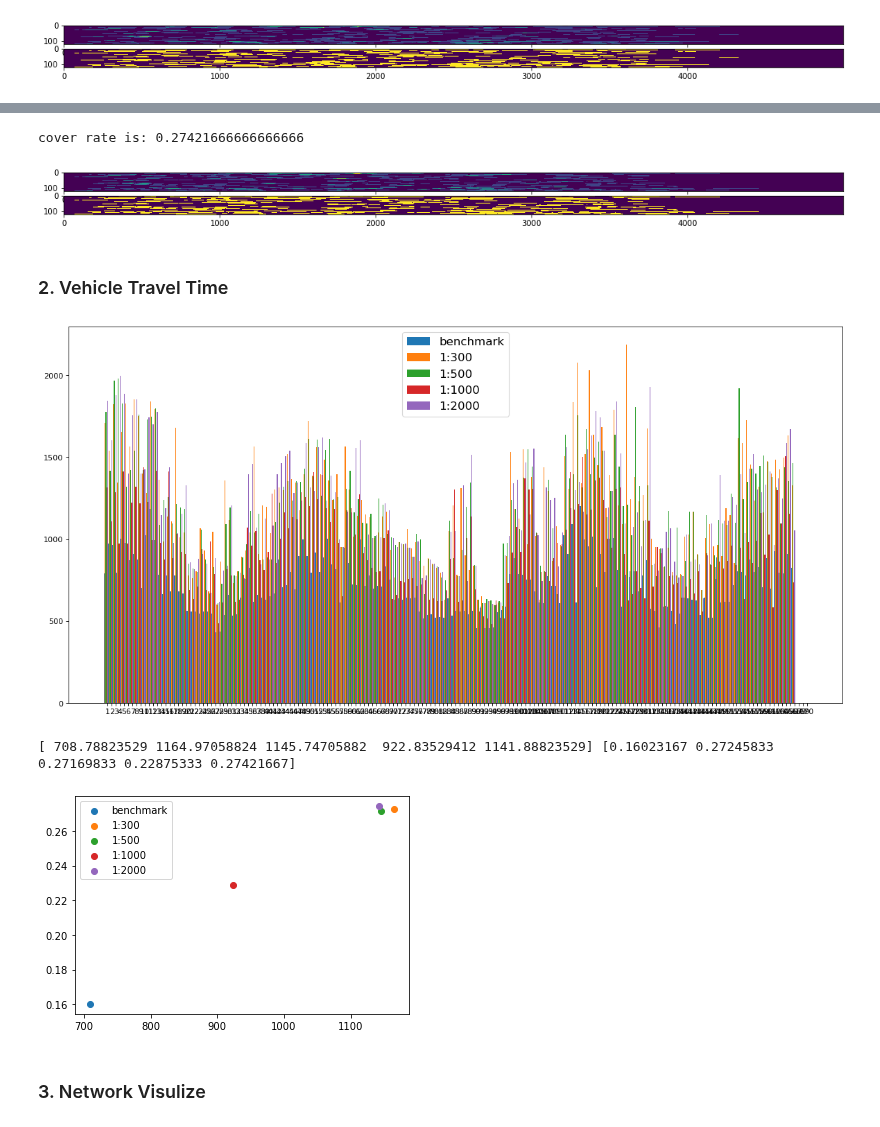
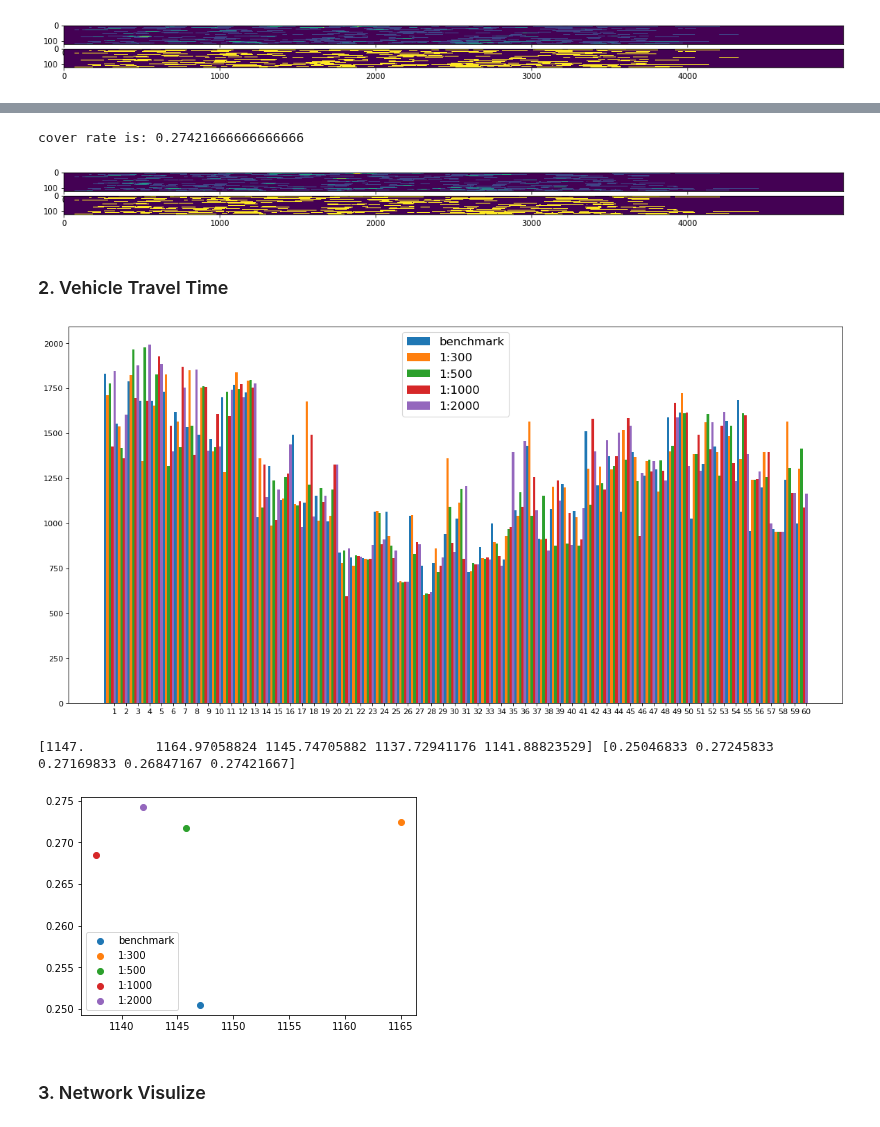
Before and after one commit to Dylan-Wyl10/RoboSense, a Jupyter notebook: analysis/dataAnalysis.ipynb, the cells around one changed output, grey strips where cells are left out. Cells and saved outputs as stored; diff of their text form; code cells hidden in the pictures.

```diff
--- a/analysis/dataAnalysis.ipynb
+++ b/analysis/dataAnalysis.ipynb
@@ -5,7 +5,8 @@ import numpy as np
 import matplotlib.pyplot as plt
 # %%
  # path of results files
-coverTable_benchmark = '../result/cover_benchmark.npy'
+# coverTable_benchmark = '../result/cover_benchmark.npy'
+coverTable_benchmark = '../result/cover_0_step10.npy'
 coverTable1 = '../result/cover_300_step10.npy'
 coverTable2 = '../result/cover_500_step10.npy'
 coverTable3 = '../result/cover_1000_step10.npy'
@@ -59,8 +60,8 @@ cover rate is: 0.22875333333333334
-# %%
-LT_4 = drawTimeSpace(cover_4)
-# %% [output]
-cover rate is: 0.27421666666666666
-[figure, removed]
+# %%
+LT_4 = drawTimeSpace(cover_4)
+# %% [output]
+cover rate is: 0.27421666666666666
+[figure, added]
 # %% [markdown]
 ### 2. Vehicle Travel Time
 # %%
@@ -71,25 +72,25 @@ def getTravelTime(table, max_veh_num):
     travel_table = np.sum(veh_time_table, axis=0)
     return travel_table[:max_veh_num]
 # %%
-max_veh = 170
+max_veh = 60
 travelTime_list = [getTravelTime(cover_ben, max_veh),
                    getTravelTime(cover_1, max_veh),
                    getTravelTime(cover_2, max_veh),
                    getTravelTime(cover_3, max_veh),
                    getTravelTime(cover_4, max_veh)]
 veh_list = ['{}'.format(str(i+1)) for i in range(max_veh)]
 total_width, n = 1, len(travelTime_list)
 width = total_width/n
 x = np.arange(len(veh_list))
 plt.figure(figsize=(18, 9), dpi=80)
 
 for k in range(len(travelTime_list)):
     xx = x + np.ones(x.shape)*k*width
     plt.bar(xx, travelTime_list[k], width=width, label = str(k), tick_label = veh_list)
 plt.legend(lb_list, fontsize=15)
 plt.show()
 # %% [output]
-[figure, old version]
+[figure, new version]
 # %%
 tt_mean = np.mean(np.array(travelTime_list),axis=1)  # travel time
 cover_mean = np.array([np.sum(LT_ben)/LT_ben.size,
@@ -103,8 +104,8 @@ for i in range(tt_mean.shape[0]):
 plt.legend()
 print(tt_mean, cover_mean)
 # %% [output]
-[ 708.78823529 1164.97058824 1145.74705882  922.83529412 1141.88823529] [0.16023167 0.27245833 0.27169833 0.22875333 0.27421667]
+[1147.         1164.97058824 1145.74705882 1137.72941176 1141.88823529] [0.25046833 0.27245833 0.27169833 0.26847167 0.27421667]
-[figure, old version]
+[figure, new version]
 # %%
 # getTravelTime(cover_1)
 # %% [markdown]
```
Also changed, not shown: parts of 4 cells of this notebook, 2 other files.
